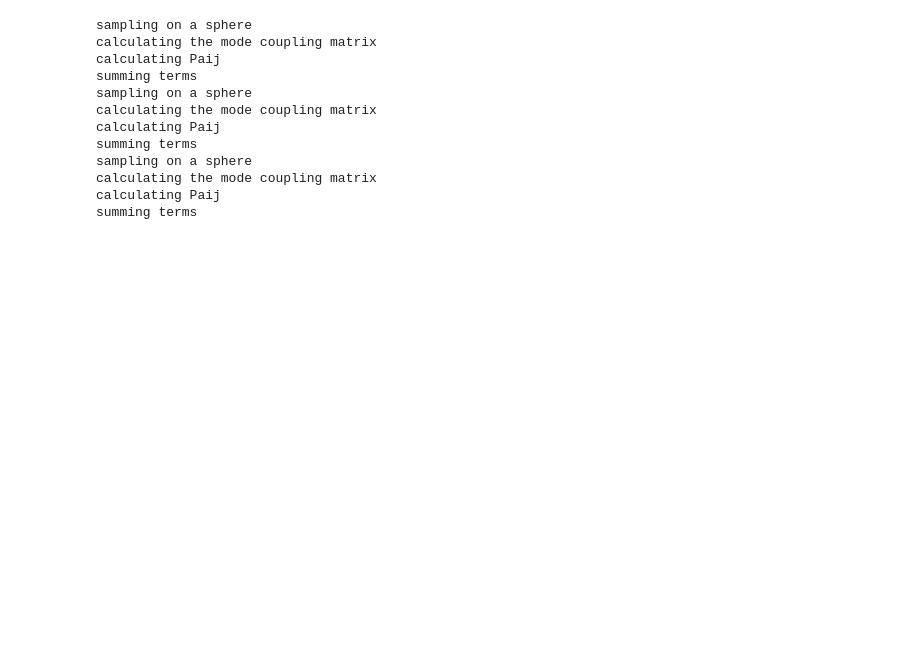
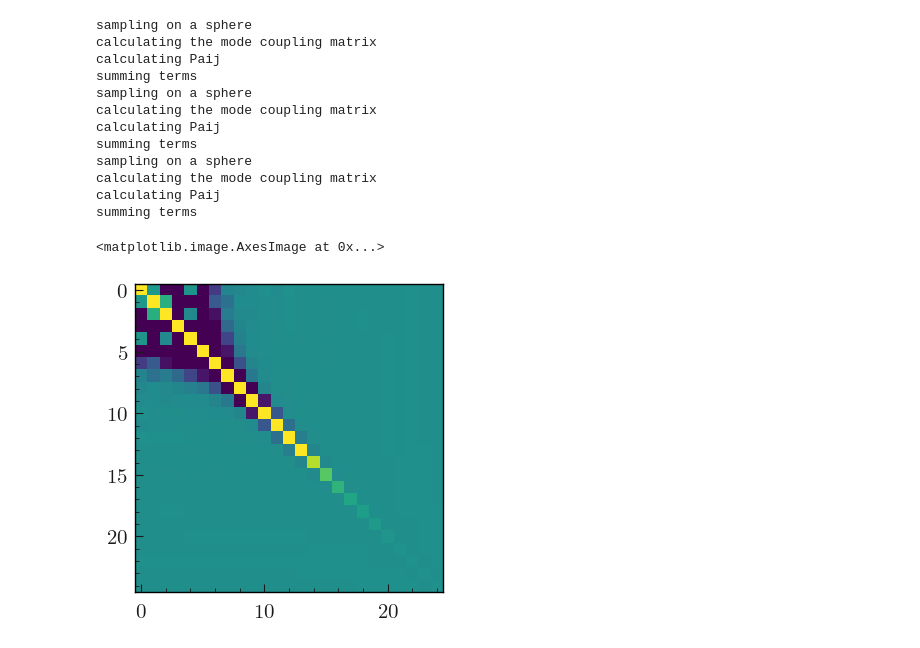
Before and after one commit to elyas-farah/CPCLCovariance, a Jupyter notebook: jax_covariance.ipynb, the cells around one changed output. Drawn from its saved outputs; the diff is of its cells as text; code cells hidden in the pictures; blank space fills up the shorter version.

```diff
--- a/jax_covariance.ipynb
+++ b/jax_covariance.ipynb
@@ -105,2 +132,7 @@ summing terms
+# %%
+plt.imshow(term1_binned, vmin=-3, vmax=3)
+# %% [output]
+<matplotlib.image.AxesImage at 0x...>
+[figure, added]
 # %%
 ells = b.get_effective_ells()
```
Also changed, not shown: parts of 13 cells of this notebook, 19 other files.
